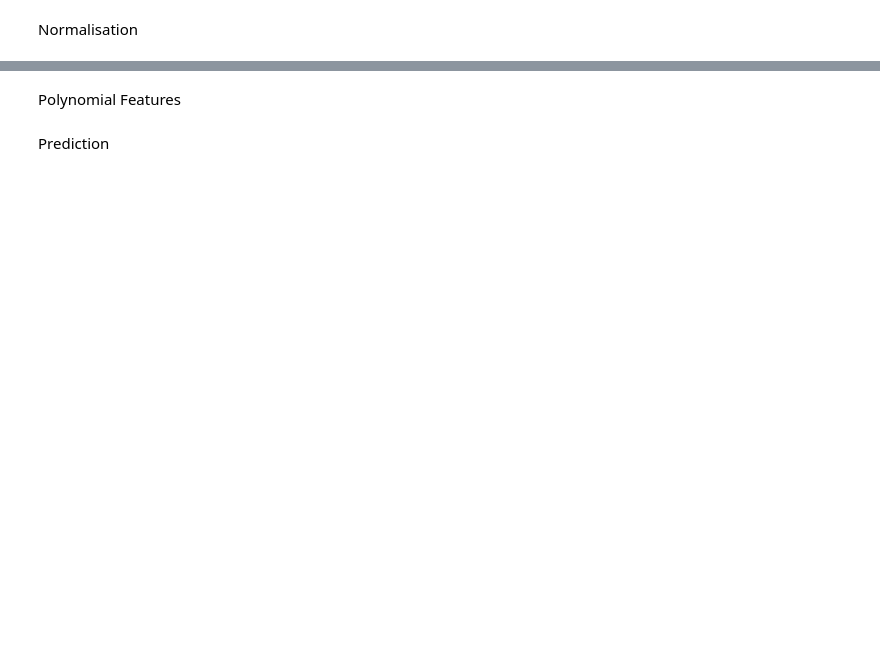
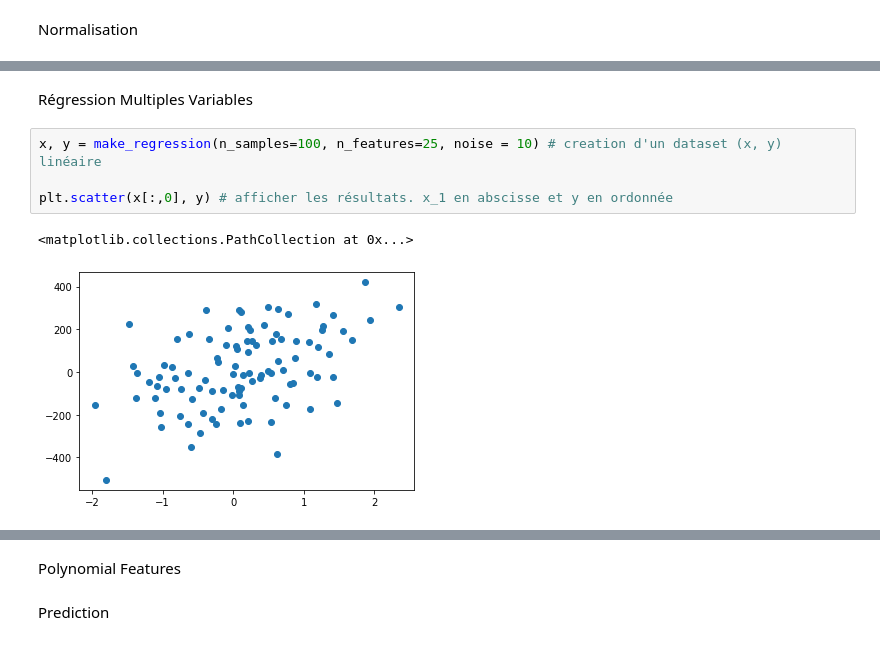
Before and after one commit to Rapsw/Projet_Final_Machine_Learning, a Jupyter notebook: data_preparation.ipynb, the cells around one changed output, grey strips where cells are left out. Drawn from its saved outputs; the diff is of its cells as text; blank space fills up the shorter version.

Commit message:
ajout regression lineaire

```diff
--- a/data_preparation.ipynb
+++ b/data_preparation.ipynb
@@ -58,0 +149,9 @@ print(X_minmax)
+# %% [markdown]
+Régression Multiples Variables
+# %%
+x, y = make_regression(n_samples=100, n_features=25, noise = 10) # creation d'un dataset (x, y) linéaire
+
+plt.scatter(x[:,0], y) # afficher les résultats. x_1 en abscisse et y en ordonnée
+# %% [output]
+<matplotlib.collections.PathCollection at 0x...>
+[figure, added]
```
Also changed, not shown: parts of 38 cells of this notebook, 1 other file.
